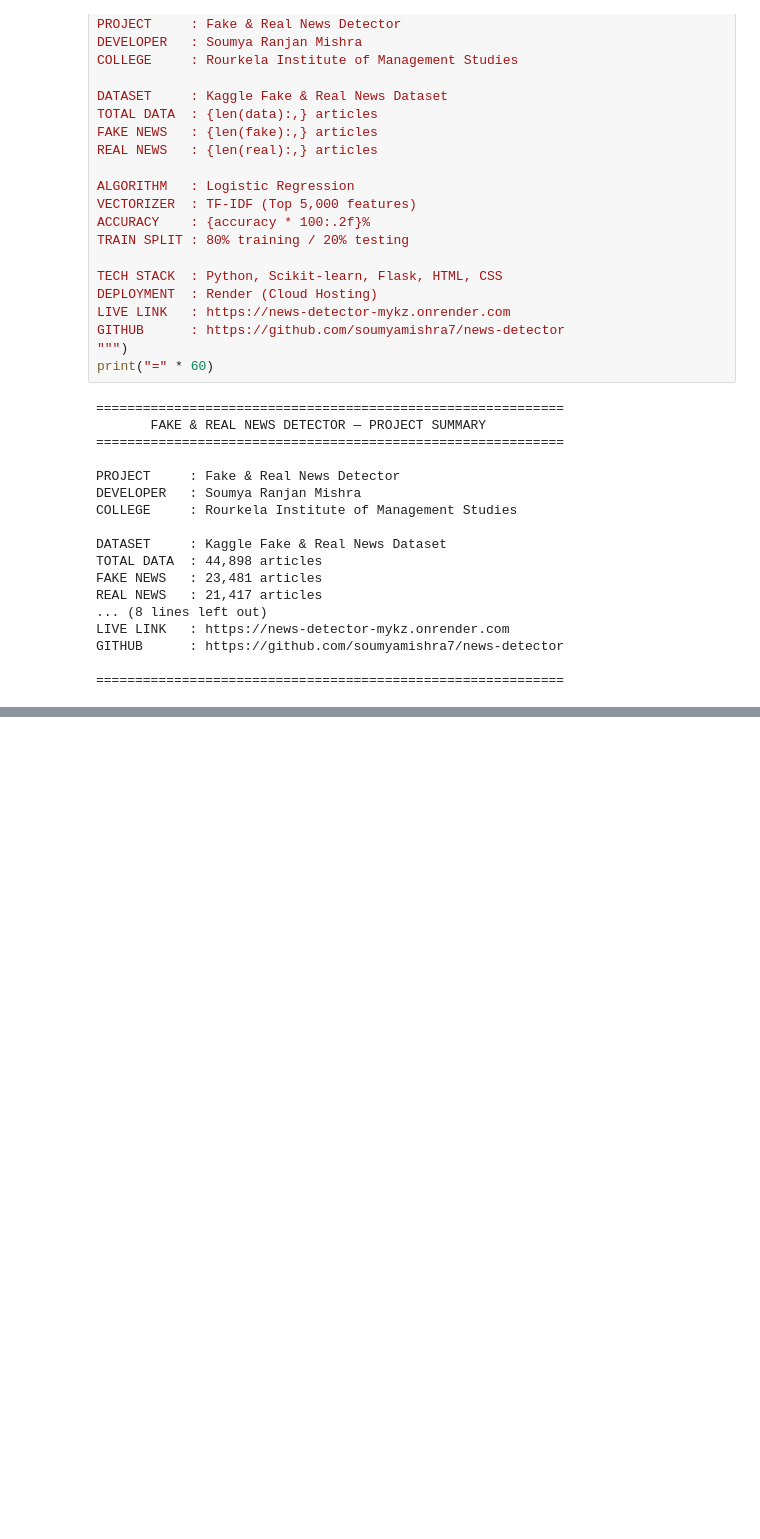
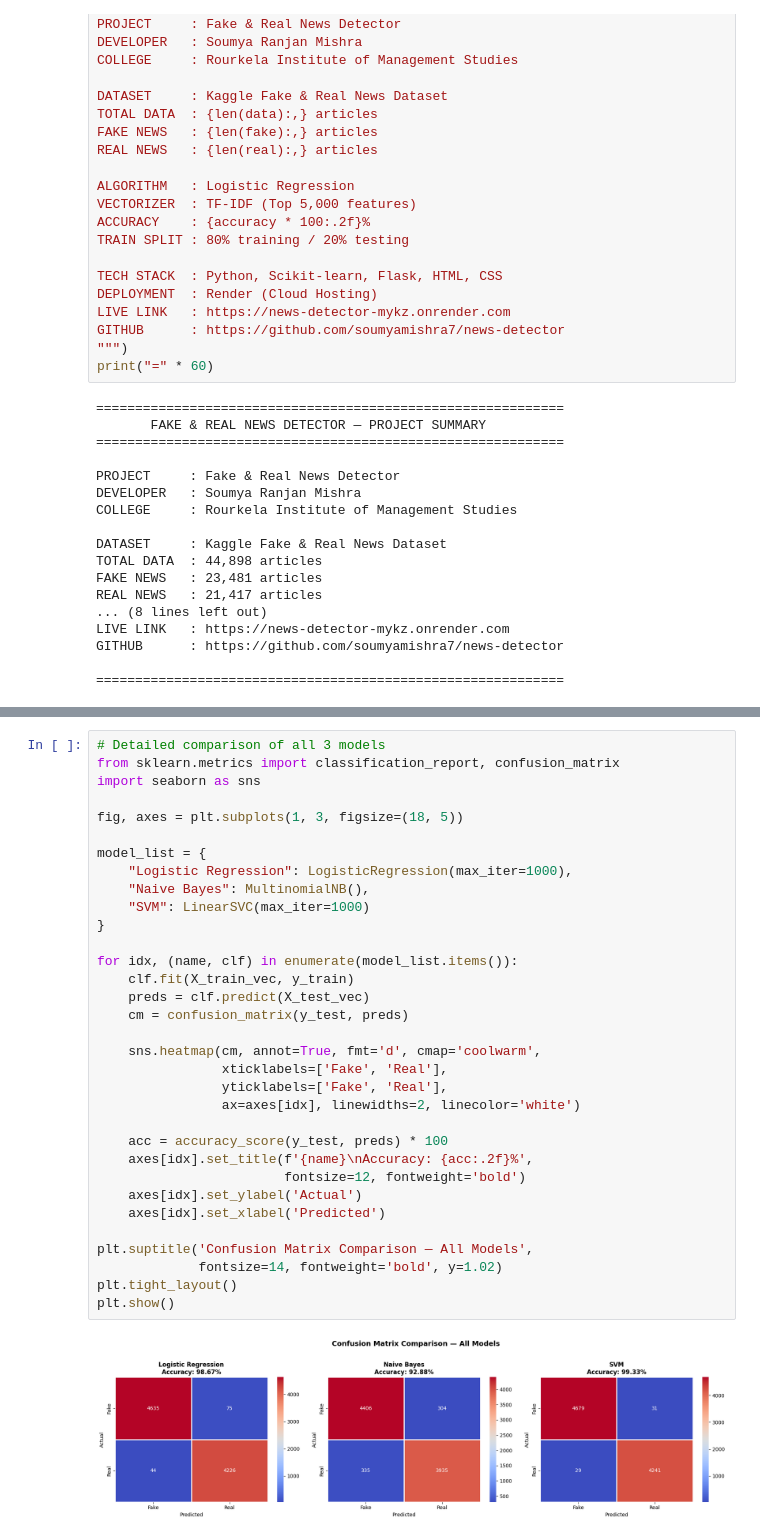
Before and after one commit to soumyamishra7/fake-news-detection-system, a Jupyter notebook: news_analysis.ipynb, the cells around one changed output, grey strips where cells are left out. Saved outputs shown, nothing was run; the diff lists cells and outputs as text; blank space fills up the shorter version.

```diff
--- a/news_analysis.ipynb
+++ b/news_analysis.ipynb
@@ -269,0 +338,35 @@ GITHUB      : https://github.com/soumyamishra7/news-detector
+# %%
+# Detailed comparison of all 3 models
+from sklearn.metrics import classification_report, confusion_matrix
+import seaborn as sns
+
+fig, axes = plt.subplots(1, 3, figsize=(18, 5))
+
+model_list = {
+    "Logistic Regression": LogisticRegression(max_iter=1000),
+    "Naive Bayes": MultinomialNB(),
+    "SVM": LinearSVC(max_iter=1000)
+}
+
+for idx, (name, clf) in enumerate(model_list.items()):
+    clf.fit(X_train_vec, y_train)
+    preds = clf.predict(X_test_vec)
+    cm = confusion_matrix(y_test, preds)
+
+    sns.heatmap(cm, annot=True, fmt='d', cmap='coolwarm',
+                xticklabels=['Fake', 'Real'],
+                yticklabels=['Fake', 'Real'],
+                ax=axes[idx], linewidths=2, linecolor='white')
+
+    acc = accuracy_score(y_test, preds) * 100
+    axes[idx].set_title(f'{name}\nAccuracy: {acc:.2f}%',
+                        fontsize=12, fontweight='bold')
+    axes[idx].set_ylabel('Actual')
+    axes[idx].set_xlabel('Predicted')
+
+plt.suptitle('Confusion Matrix Comparison — All Models',
+             fontsize=14, fontweight='bold', y=1.02)
+plt.tight_layout()
+plt.show()
+# %% [output]
+[figure, added]
```
Also changed, not shown: parts of 2 cells of this notebook.
